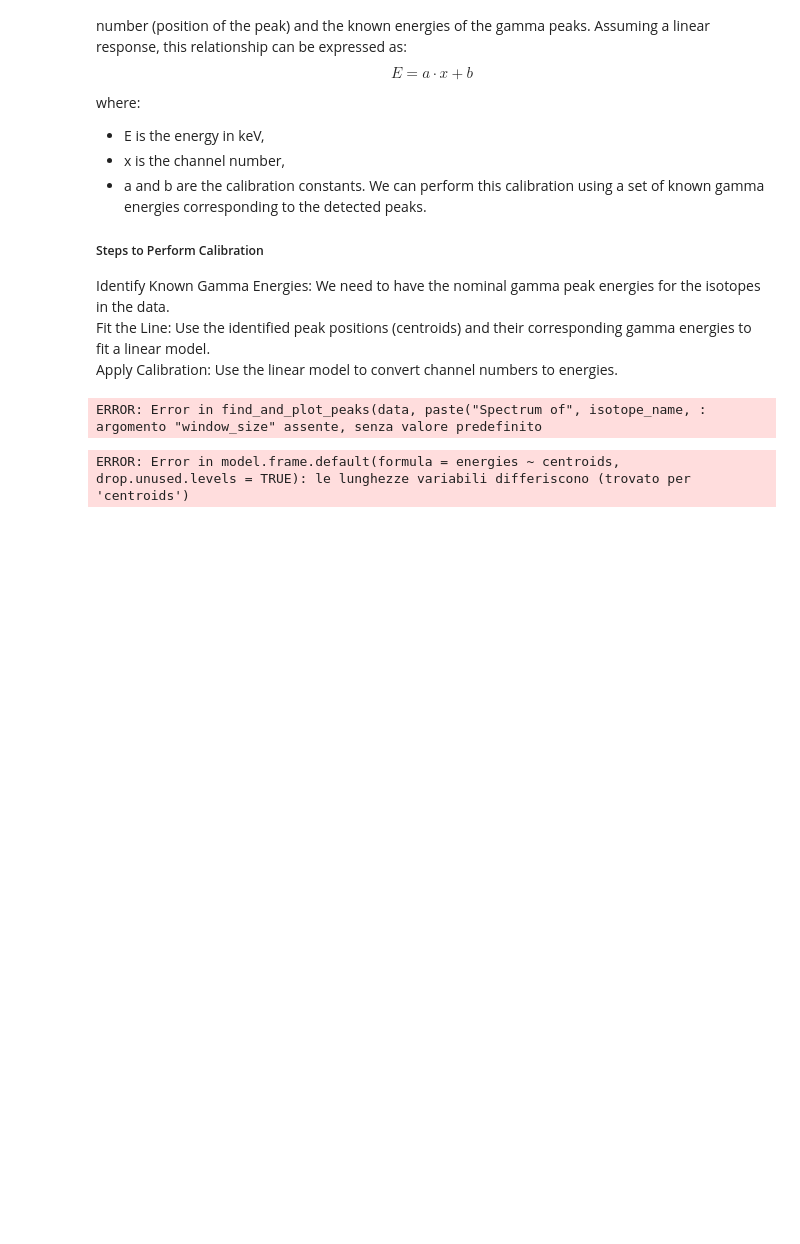
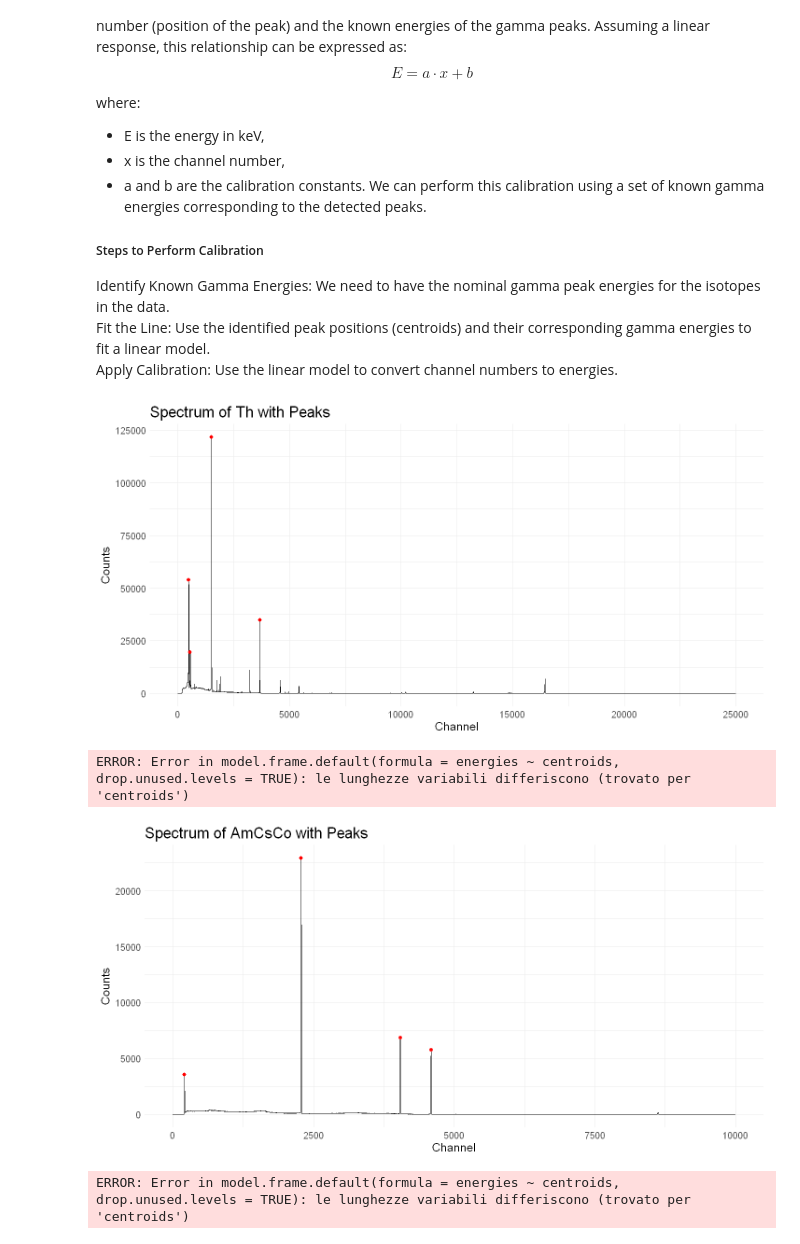
Before and after one commit to EugeniaBoccanera/R_project, a Jupyter notebook: Group_00.ipynb, the cells around one changed output. Drawn from its saved outputs; the diff is of its cells as text; code cells hidden in the pictures; blank space fills up the shorter version.

```diff
--- a/Group_00.ipynb
+++ b/Group_00.ipynb
@@ -445,14 +426,26 @@ Identify Known Gamma Energies: We need to have the nominal gamma peak energies f
 Fit the Line: Use the identified peak positions (centroids) and their corresponding gamma energies to fit a linear model.
 Apply Calibration: Use the linear model to convert channel numbers to energies.
 # %%
-# Known gamma energies for calibration (qui vanno messe quelle del pdf)
+# Define known energies for Thorium (Th) and AmCsCo (Americium, Cesium, Cobalt)
 known_energies <- list(
-  Co60 = c(1173.2, 1332.5),
-  Cs137 = c(661.7),
-  Na22 = c(511, 1274.5)
+  Th = c(
+    238.632, 300.089, 510.74, 583.187, 727.33, 763.45,
+    785.37, 860.53, 893.408, 1078.63, 1512.70, 1592.511,
+    1620.738, 2103.511, 2614.511
+  ),
+  AmCsCo = c(
+    59.5409, 661.657, 1173.228, 1332.492
+  )
 )
+# Function to smooth data
+smooth_data <- function(data, window_size) {
+  smoothed_values <- movavg(data$Value, n = window_size, type = "s")
+  smoothed_data <- data
+  smoothed_data$Value <- smoothed_values
+  return(smoothed_data)
+}
 
-# Fit Gaussian and calculate FWHM
+# Function to fit Gaussian and calculate FWHM
 fit_gaussian <- function(data, peak_position) {
   peak_position <- as.numeric(peak_position)
   subset_data <- data %>%
@@ -463,41 +456,59 @@ fit_gaussian <- function(data, peak_position) {
                        c = sd(subset_data$Row))
 
   fit <- tryCatch({
     nls(Value ~ a * exp(-(Row - b)^2 / (2 * c^2)),
         data = subset_data,
         start = start_params,
         control = nls.control(minFactor = 1/2048, maxiter = 100))
   }, error = function(e) {
     NULL
   })
 
   if (!is.null(fit)) {
     params <- summary(fit)$coefficients
     mean <- params["b", "Estimate"]
     return(mean)
   } else {
     return(NA)
   }
 }
 
-
-# Extract centroids for known isotopes
+# Function to extract centroids for known isotopes
 extract_centroids <- function(data, known_energies, isotope_name) {
   peak_positions <- find_and_plot_peaks(data, paste("Spectrum of", isotope_name, "with Peaks"))
   centroids <- sapply(peak_positions, function(pos) fit_gaussian(data, pos))
   centroids <- centroids[!is.na(centroids)]
   return(centroids)
 }
+# Function to extract centroids for known isotopes
+extract_centroids <- function(data, known_energies, isotope_name, window_size = 5, minpeakheight_factor = 0.1, minpeakdistance = 20) {
+  peak_positions <- find_and_plot_peaks(data, paste("Spectrum of", isotope_name, "with Peaks"),
+                                        window_size = window_size,
+                                        minpeakheight_factor = minpeakheight_factor,
+                                        minpeakdistance = minpeakdistance)
+  centroids <- sapply(peak_positions, function(pos) fit_gaussian(data, pos))
+  centroids <- centroids[!is.na(centroids)]
+  return(centroids)
+}
+# Extract centroids for Th
+centroids_th <- extract_centroids(IC48A_Th, known_energies$Th, "Th")
 
-centroids_co60 <- extract_centroids(gr11_co60, known_energies$Co60, "Co-60")
-centroids_cs137 <- extract_centroids(gr11_cs137, known_energies$Cs137, "Cs-137")
-centroids_na22 <- extract_centroids(gr11_na22, known_energies$Na22, "Na-22")
+# Extract centroids for AmCsCo
+centroids_amcsco <- extract_centroids(IC48A_AmCsCo, known_energies$AmCsCo, "AmCsCo")
 
 # Combine centroids and known energies
-centroids <- c(centroids_co60, centroids_cs137, centroids_na22)
-energies <- c(known_energies$Co60, known_energies$Cs137, known_energies$Na22)
+centroids <- c(centroids_th, centroids_amcsco)
+energies <- c(rep(known_energies$Th, each = length(centroids_th)), rep(known_energies$AmCsCo, each = length(centroids_amcsco)))
+
+# Fit linear model (calibration)
+calibration <- lm(energies ~ centroids)
+
+# Print the calibration coefficients
+summary(calibration)
 # %% [output]
+[figure, added]
-ERROR: Error in find_and_plot_peaks(data, paste("Spectrum of", isotope_name, : argomento "window_size" assente, senza valore predefinito
+ERROR: Error in model.frame.default(formula = energies ~ centroids, drop.unused.levels = TRUE): le lunghezze variabili differiscono (trovato per 'centroids')
+[figure, added]
 # %%
 # Perform linear regression for calibration
 calibration_model <- lm(energies ~ centroids)
```
Also changed, not shown: parts of 6 cells of this notebook.
